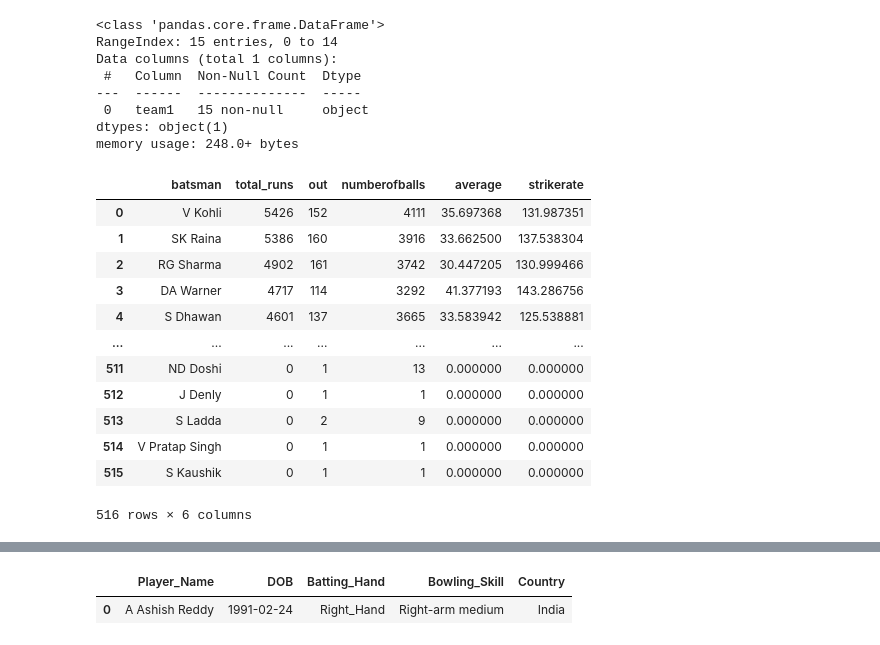
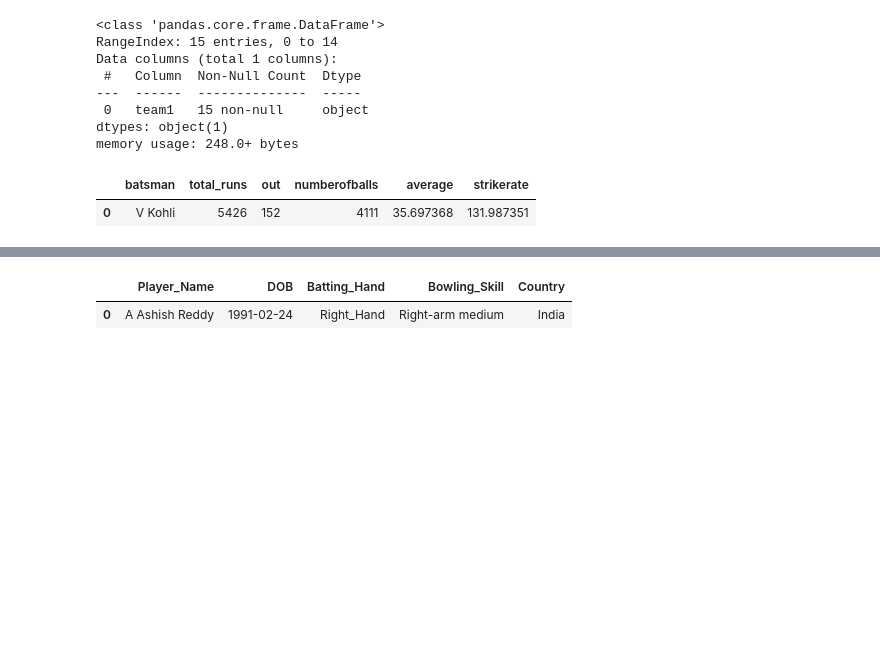
Before and after one commit to satyamgipu/Iplt20analysis, a Jupyter notebook: IPL_T20_Cricket_Analysis_Capstone_Project.ipynb, the cells around one changed output, grey strips where cells are left out. Saved outputs shown, nothing was run; the diff lists cells and outputs as text; code cells hidden in the pictures; blank space fills up the shorter version.

```diff
--- a/IPL_T20_Cricket_Analysis_Capstone_Project.ipynb
+++ b/IPL_T20_Cricket_Analysis_Capstone_Project.ipynb
@@ -44,21 +45,10 @@ Data columns (total 1 columns):
 dtypes: object(1)
 memory usage: 248.0+ bytes
 # %%
-most_runs_average_strikerate
+most_runs_average_strikerate.head(1)
 # %% [output]
 |  | batsman | total_runs | out | numberofballs | average | strikerate |
 | 0 | V Kohli | 5426 | 152 | 4111 | 35.697368 | 131.987351 |
-| 1 | SK Raina | 5386 | 160 | 3916 | 33.662500 | 137.538304 |
-| 2 | RG Sharma | 4902 | 161 | 3742 | 30.447205 | 130.999466 |
-| 3 | DA Warner | 4717 | 114 | 3292 | 41.377193 | 143.286756 |
-| 4 | S Dhawan | 4601 | 137 | 3665 | 33.583942 | 125.538881 |
-| ... | ... | ... | ... | ... | ... | ... |
-| 511 | ND Doshi | 0 | 1 | 13 | 0.000000 | 0.000000 |
-| 512 | J Denly | 0 | 1 | 1 | 0.000000 | 0.000000 |
-| 513 | S Ladda | 0 | 2 | 9 | 0.000000 | 0.000000 |
-| 514 | V Pratap Singh | 0 | 1 | 1 | 0.000000 | 0.000000 |
-| 515 | S Kaushik | 0 | 1 | 1 | 0.000000 | 0.000000 |
-516 rows × 6 columns
 # %%
 teamwise_home_and_away.head(1)
 # %% [output]
```
Also changed, not shown: parts of 37 cells of this notebook.
